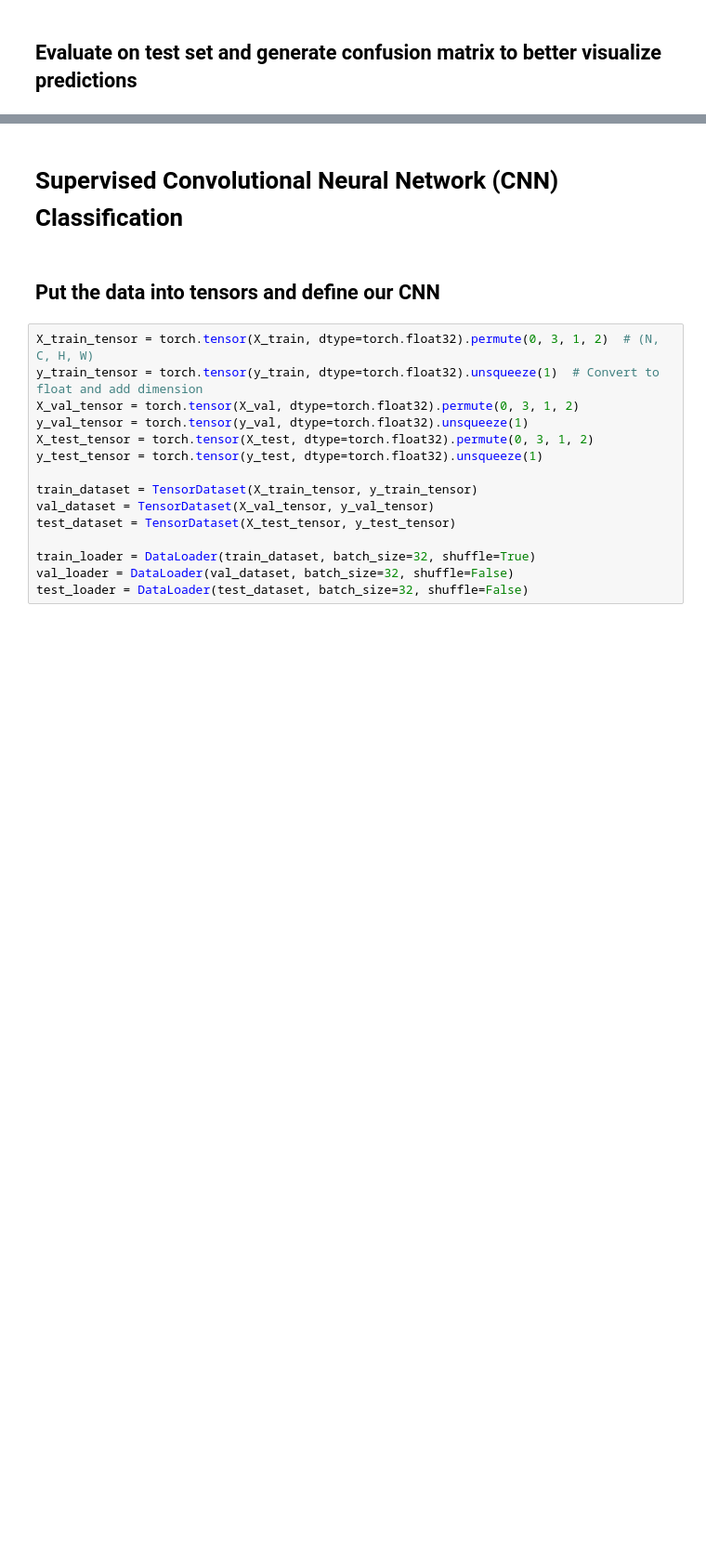
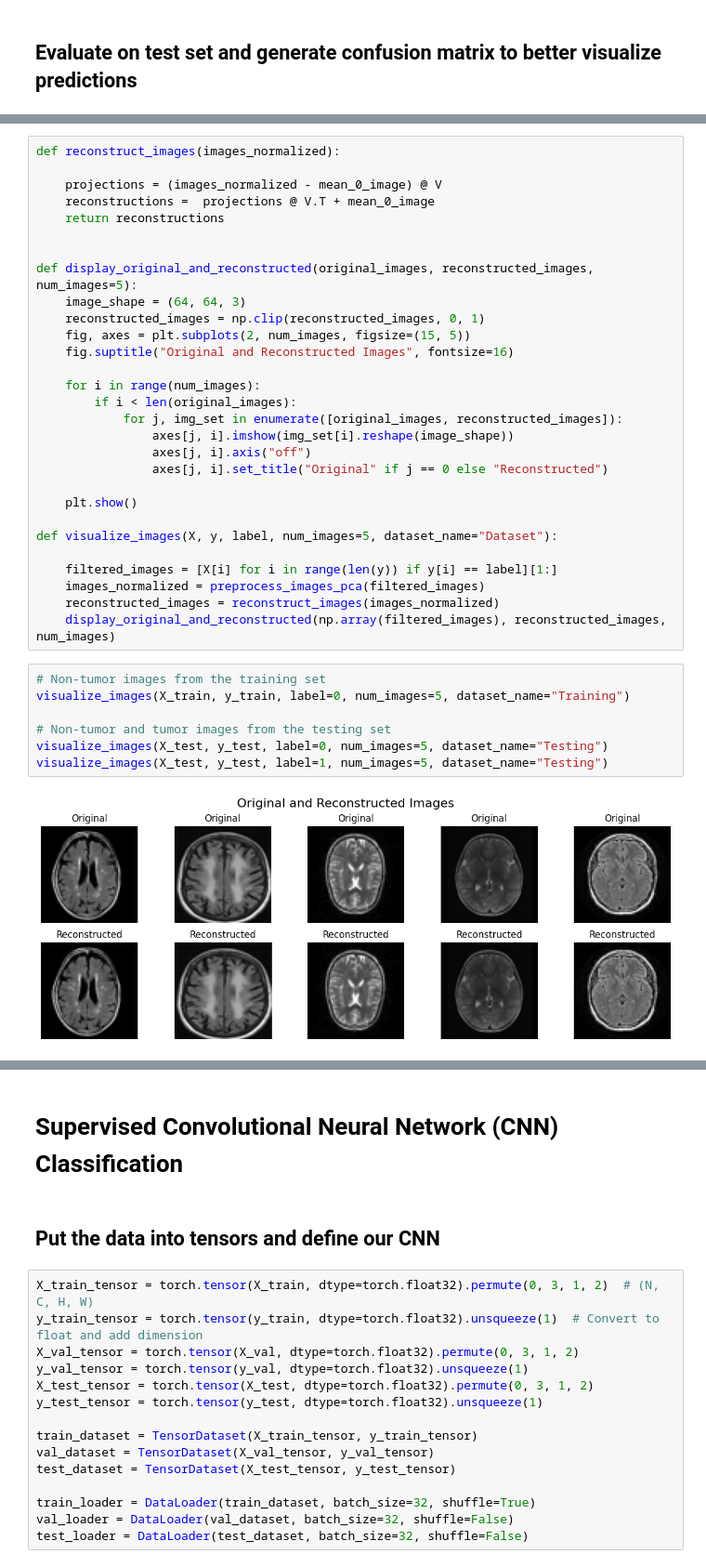
Before and after one commit to 4nanya-K/Brain-MRI-Scan-Tumor-Detection, a Jupyter notebook: Classification.ipynb, the cells around one changed output, grey strips where cells are left out. Shown at 93% size. Cells and saved outputs as stored; diff of their text form; blank space fills up the shorter version.

```diff
--- a/Classification.ipynb
+++ b/Classification.ipynb
@@ -275,0 +259,38 @@ Test F1 Score: 93.47%
+# %%
+def reconstruct_images(images_normalized):
+
+    projections = (images_normalized - mean_0_image) @ V
+    reconstructions =  projections @ V.T + mean_0_image
+    return reconstructions
+
+
+def display_original_and_reconstructed(original_images, reconstructed_images, num_images=5):
+    image_shape = (64, 64, 3)
+    reconstructed_images = np.clip(reconstructed_images, 0, 1)
+    fig, axes = plt.subplots(2, num_images, figsize=(15, 5))
+    fig.suptitle("Original and Reconstructed Images", fontsize=16)
+
+    for i in range(num_images):
+        if i < len(original_images):
+            for j, img_set in enumerate([original_images, reconstructed_images]):
+                axes[j, i].imshow(img_set[i].reshape(image_shape))
+                axes[j, i].axis("off")
+                axes[j, i].set_title("Original" if j == 0 else "Reconstructed")
+
+    plt.show()
+
+def visualize_images(X, y, label, num_images=5, dataset_name="Dataset"):
+
+    filtered_images = [X[i] for i in range(len(y)) if y[i] == label][1:]
+    images_normalized = preprocess_images_pca(filtered_images)
+    reconstructed_images = reconstruct_images(images_normalized)
+    display_original_and_reconstructed(np.array(filtered_images), reconstructed_images, num_images)
+# %%
+# Non-tumor images from the training set
+visualize_images(X_train, y_train, label=0, num_images=5, dataset_name="Training")
+
+# Non-tumor and tumor images from the testing set
+visualize_images(X_test, y_test, label=0, num_images=5, dataset_name="Testing")
+visualize_images(X_test, y_test, label=1, num_images=5, dataset_name="Testing")
+# %% [output]
+[figure, added]
```
Also changed, not shown: parts of 17 cells of this notebook.
